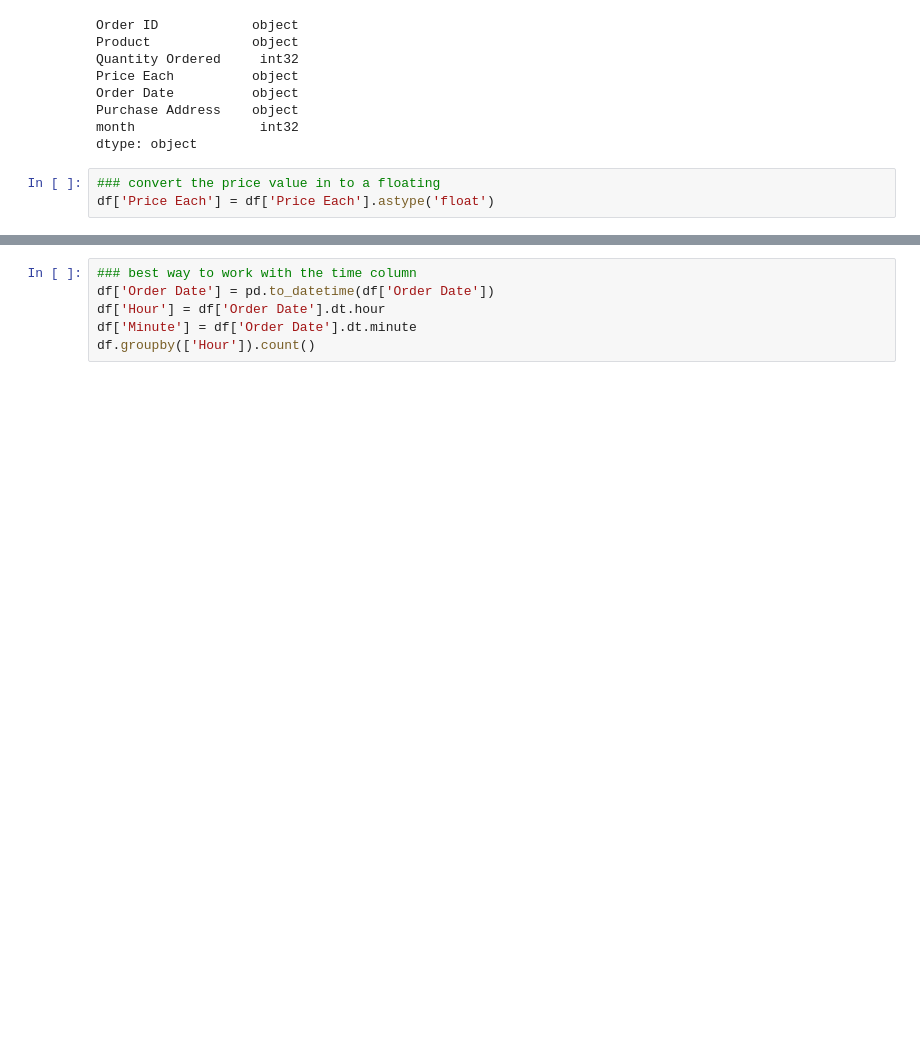
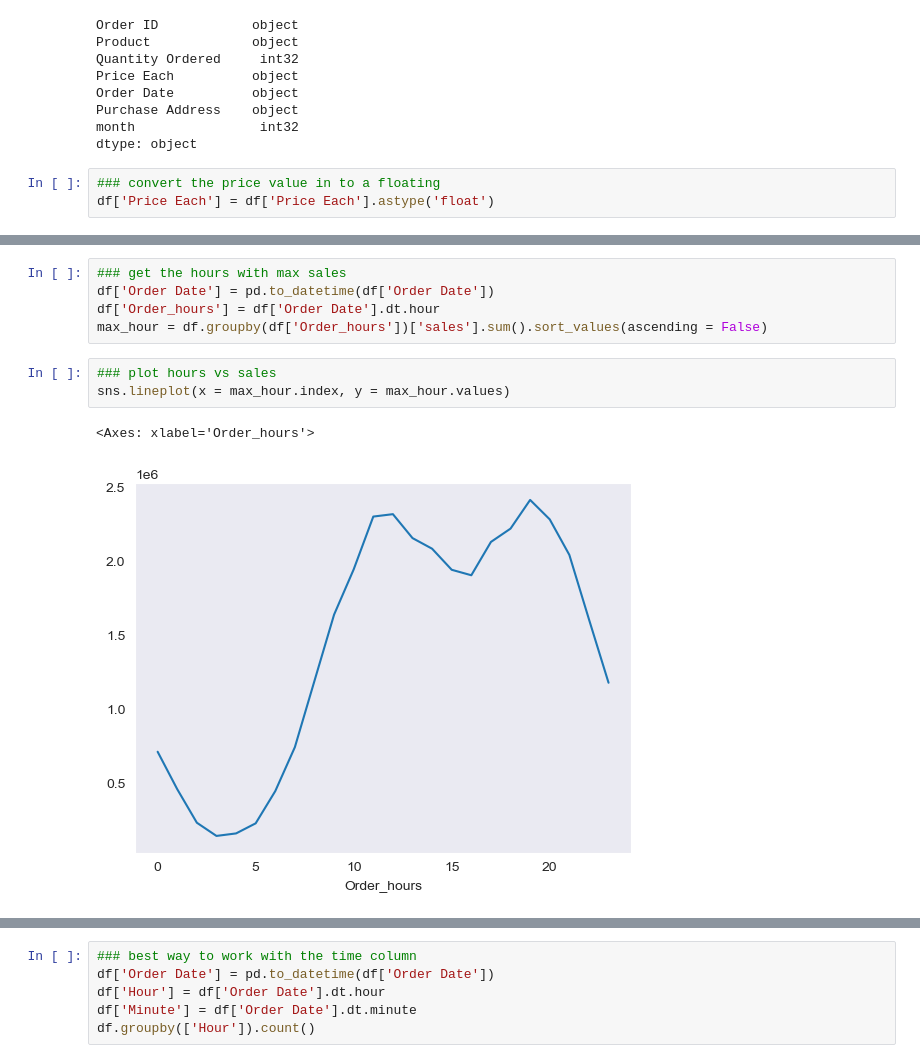
Before and after one commit to Senayitalazarb/SalesAnalysis, a Jupyter notebook: Sales_project.ipynb, the cells around one changed output, grey strips where cells are left out. Drawn from its saved outputs; the diff is of its cells as text; blank space fills up the shorter version.

```diff
--- a/Sales_project.ipynb
+++ b/Sales_project.ipynb
@@ -409,0 +258,11 @@ plt.show()
+# %%
+### get the hours with max sales
+df['Order Date'] = pd.to_datetime(df['Order Date'])
+df['Order_hours'] = df['Order Date'].dt.hour
+max_hour = df.groupby(df['Order_hours'])['sales'].sum().sort_values(ascending = False)
+# %%
+### plot hours vs sales
+sns.lineplot(x = max_hour.index, y = max_hour.values)
+# %% [output]
+<Axes: xlabel='Order_hours'>
+[figure, added]
```
Also changed, not shown: parts of 64 cells of this notebook.
